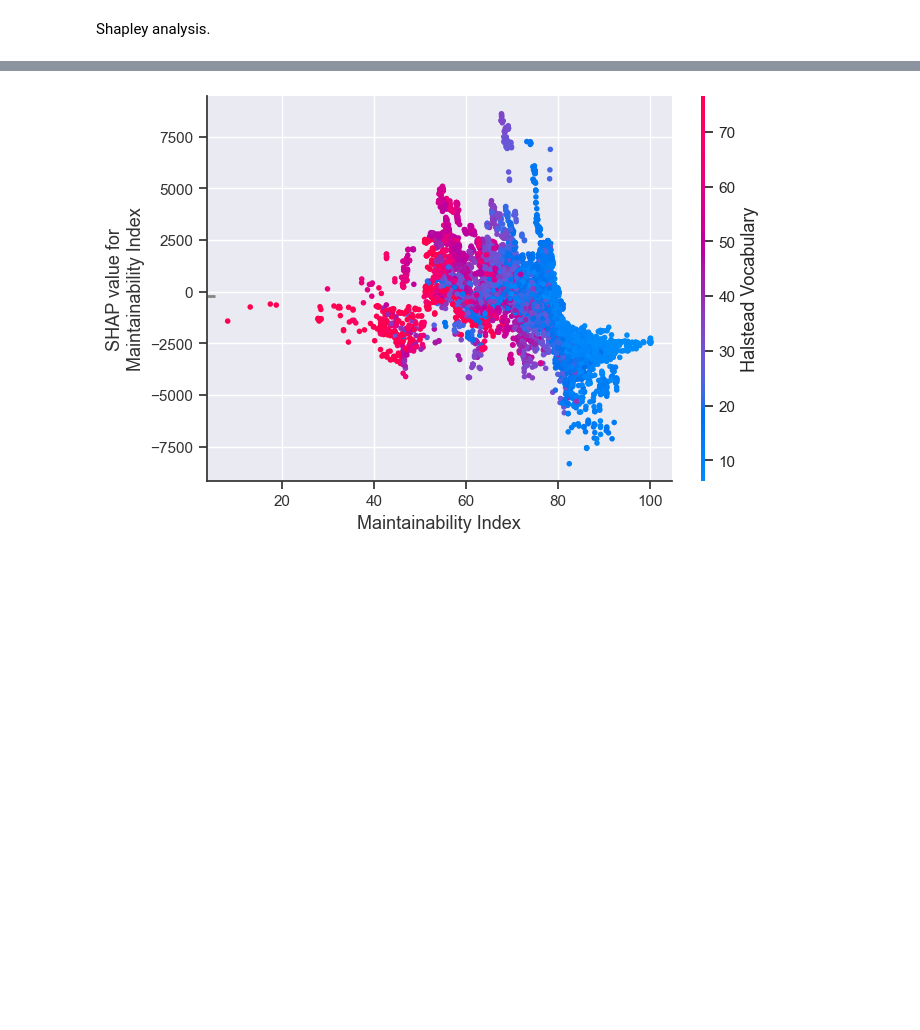
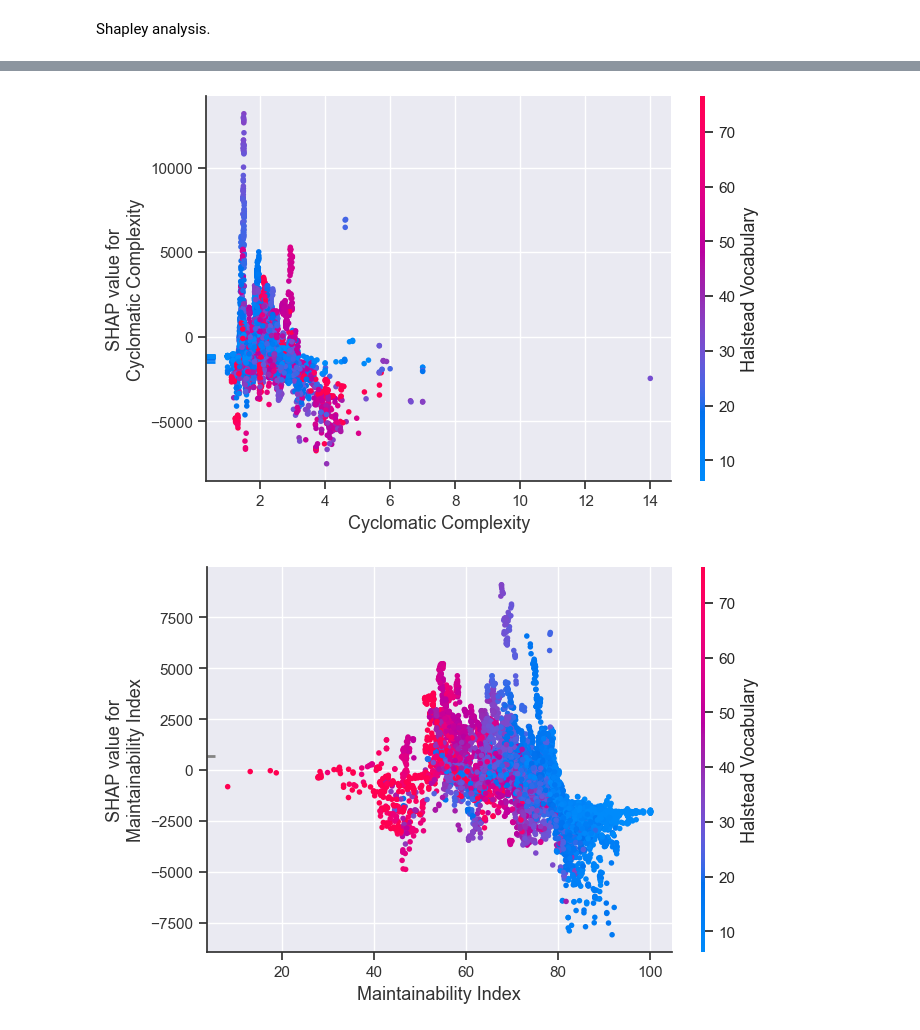
Before and after one commit to qwerltaz/metric-dynamics, a Jupyter notebook: eda.ipynb, the cells around one changed output, grey strips where cells are left out. Saved outputs shown, nothing was run; the diff lists cells and outputs as text; code cells hidden in the pictures; blank space fills up the shorter version.

```diff
--- a/eda.ipynb
+++ b/eda.ipynb
@@ -70,7 +79,8 @@ import shap
 # %%
 DATA_FILE = "data/results/_all_results.csv"
 
-data = pd.read_csv(DATA_FILE, usecols=["lines_changed", "insertions", "deletions", "radon_LOC", "radon_LLOC", "radon_SLOC", "radon_comments", "radon_avg_cc", "radon_avg_MI", "radon_avg_vocabulary", "radon_avg_length", "radon_avg_volume", "radon_avg_difficulty", "radon_avg_effort", "radon_avg_time", "radon_avg_bugs"])
+cols = ["lines_changed", "insertions", "deletions", "radon_LOC", "radon_LLOC", "radon_SLOC", "radon_comments", "radon_avg_cc", "radon_avg_MI", "radon_avg_vocabulary", "radon_avg_length", "radon_avg_volume", "radon_avg_difficulty", "radon_avg_effort", "radon_avg_time", "radon_avg_bugs"]
+data = pd.read_csv(DATA_FILE, usecols=cols)
 
 # Map feature names for readability.
 with open("feature-label-map.json", "r") as f:
@@ -88,27 +98,16 @@ train_data = lgb.Dataset(X_train, label=y_train)
 # Hyperparameters for the LightGBM model.
 lgbm_params = {
     "objective": "regression",
-    "metric": "rmse",
-    "num_leaves": 50,
-    "learning_rate": 0.05,
-    "feature_fraction": 0.9,
-    "bagging_fraction": 0.8,
-    "bagging_freq": 5,
+    "metrics": ["rmse", "mape"],
     "verbose": 0
 }
 
 model = lgb.train(lgbm_params, train_data, num_boost_round=1000)
 
-y_pred = model.predict(X_test)
+# Cross-validation.
+cv_metrics = lgb.cv(lgbm_params, train_data, )
 
-
-mse = mean_squared_error(y_test, y_pred)
-print("Mean Squared Error:", mse)
-
-mae = mean_absolute_error(y_test, y_pred)
-r2 = r2_score(y_test, y_pred)
-
-print("Mean Absolute Error:", mae)
-print("R-squared:", r2)
+for metric, values in cv_metrics.items():
+    print(f"mean of '{metric}': {np.mean(values)}")
 # %% [output]
 [LightGBM] [Warning] Found whitespace in feature_names, replace with underlines
@@ -126,5 +165,8 @@ shap.summary_plot(shap_values, X_test)
 # %%
 # Dependence plot for specific feature.
-shap.dependence_plot("Maintainability Index", shap_values, X_test)
+features = ["Cyclomatic Complexity", "Maintainability Index", "Halstead Effort"]
+for feature in features:
+    shap.dependence_plot(feature, shap_values, X_test)
 # %% [output]
-[figure, old version]
+[figure, new version]
+[figure, added]
```
Also changed, not shown: parts of 12 cells of this notebook.
